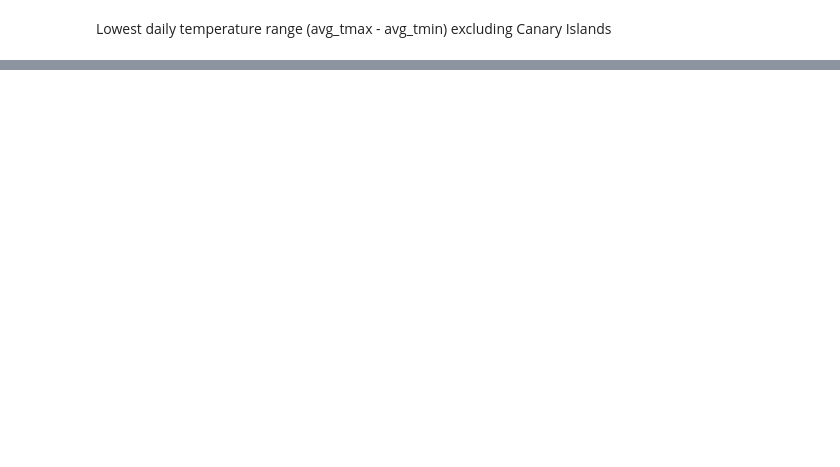
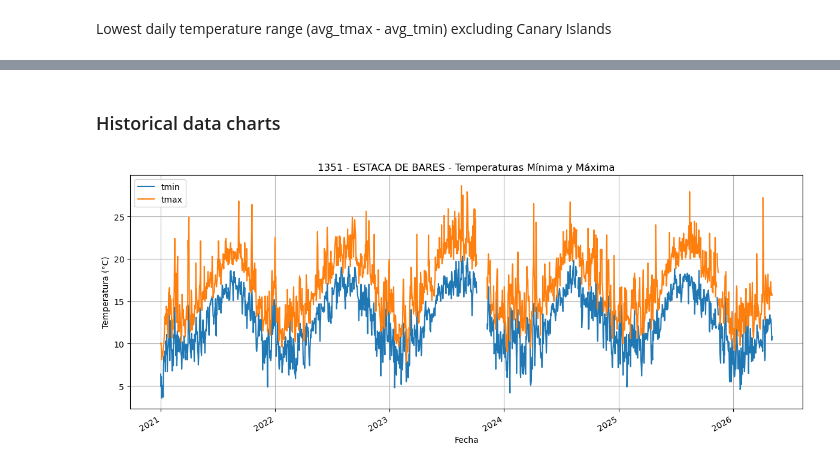
Before and after one commit to reddgr/energy-price-forecasting-in-power-grids, a Jupyter notebook: notebooks/07_weather_stats.ipynb, the cells around one changed output, grey strips where cells are left out. Cells and saved outputs as stored; diff of their text form; code cells hidden in the pictures; blank space fills up the shorter version.

Commit message:
weather stats analysis and validation - gap analysis - location metadata file

```diff
--- a/notebooks/07_weather_stats.ipynb
+++ b/notebooks/07_weather_stats.ipynb
@@ -3,13 +3,23 @@ import os
 from pathlib import Path
 ROOT = "../" # Base directory relative to this notebook's location. Adjust if the notebook is moved
 CSV_DIR = os.path.join(ROOT, "csv", "historical-data")
+import json
+JSON_DIR = os.path.join(ROOT, "json")
 
 import pandas as pd
+import matplotlib.pyplot as plt
+from matplotlib.colors import Normalize
+
+import geopandas as gpd
+MAPS_DIR = os.path.join(ROOT, "maps")
+import contextily as ctx
+
 from IPython.display import clear_output
 import time
 
 import sys
 sys.path.append(ROOT)
 import src.weather_stats as ws
+from src.weather_data_download import download_station_data, cast_columns
 # %% [markdown]
 ### Updating stats
@@ -626,3 +573,27 @@ display(
 | 624 | 9677 | PORT AINÉ | 2410 | LLEIDA | 1753 | 0.705787 | 6.473958 | nan | 5.144608 | ... |
 | 389 | 5516D | SIERRA NEVADA 'RADIOTELESCOPIO' | 2856 | GRANADA | 1619 | 2.569913 | 8.387469 | nan | 5.271178 | ... |
 | 73 | 1167J | CORISCAO, PARQUE NACIONAL PICOS D... | 1722 | CANTABRIA | 1213 | 3.978583 | 9.879500 | 2.593403 | 3.278257 | ... |
+# %% [markdown]
+### Historical data charts
+# %%
+station_id = "1351"
+
+locations_dict = os.path.join(JSON_DIR, "locations.json")
+with open(locations_dict, "r", encoding="utf-8") as f:
+    locations = json.load(f)
+
+station_name = locations.get(station_id, station_id)
+
+station_plot_df = pd.read_csv(os.path.join(CSV_DIR, f"{station_id}_hist.csv"))
+schema_path = os.path.join(JSON_DIR, "data-fields.json")
+station_plot_df = cast_columns(station_plot_df, schema_path)
+
+ax = station_plot_df.sort_values("fecha").plot(x="fecha", y=["tmin", "tmax"], kind="line", figsize=(12,5))
+ax.set_xlabel("Fecha")
+ax.set_ylabel("Temperatura (°C)")
+ax.set_title(f"{station_id} - {station_name} - Temperaturas Mínima y Máxima")
+ax.grid(True)
+plt.tight_layout()
+plt.show()
+# %% [output]
+[figure, added]
```
Also changed, not shown: parts of 9 cells of this notebook, 3 other files.
